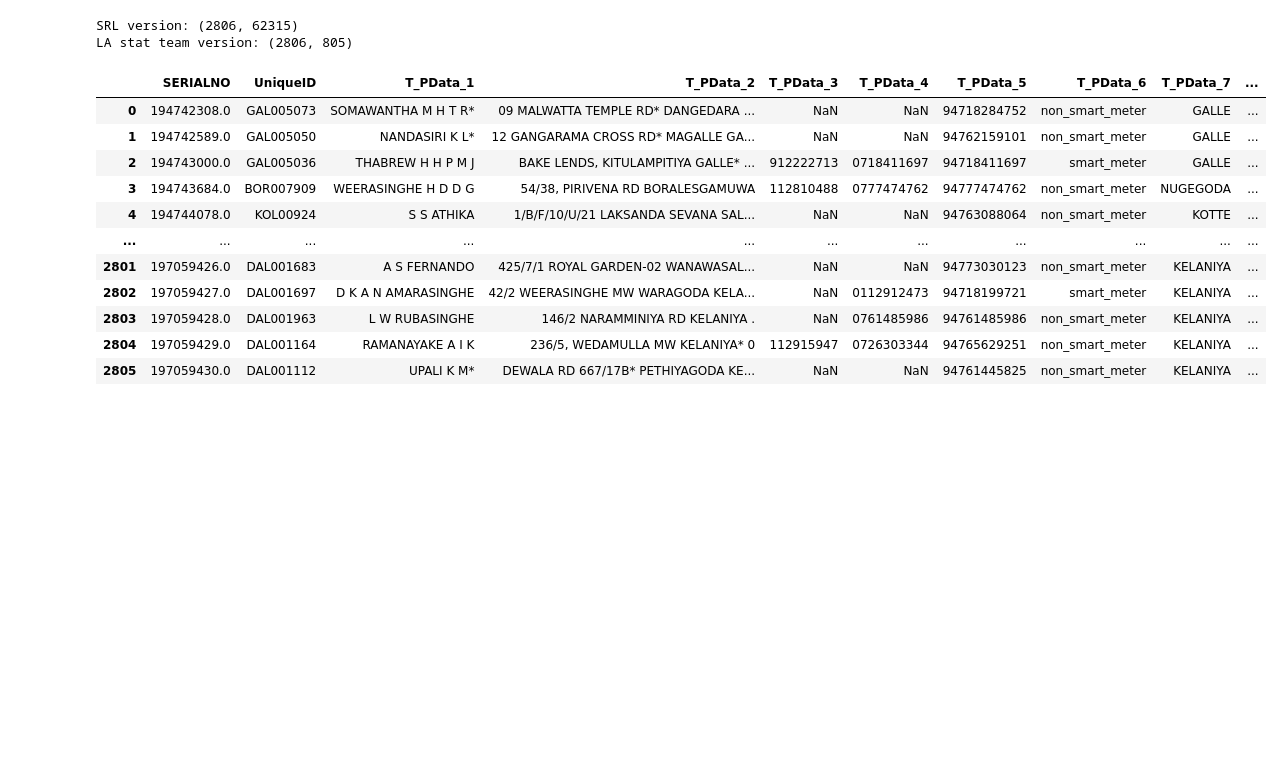
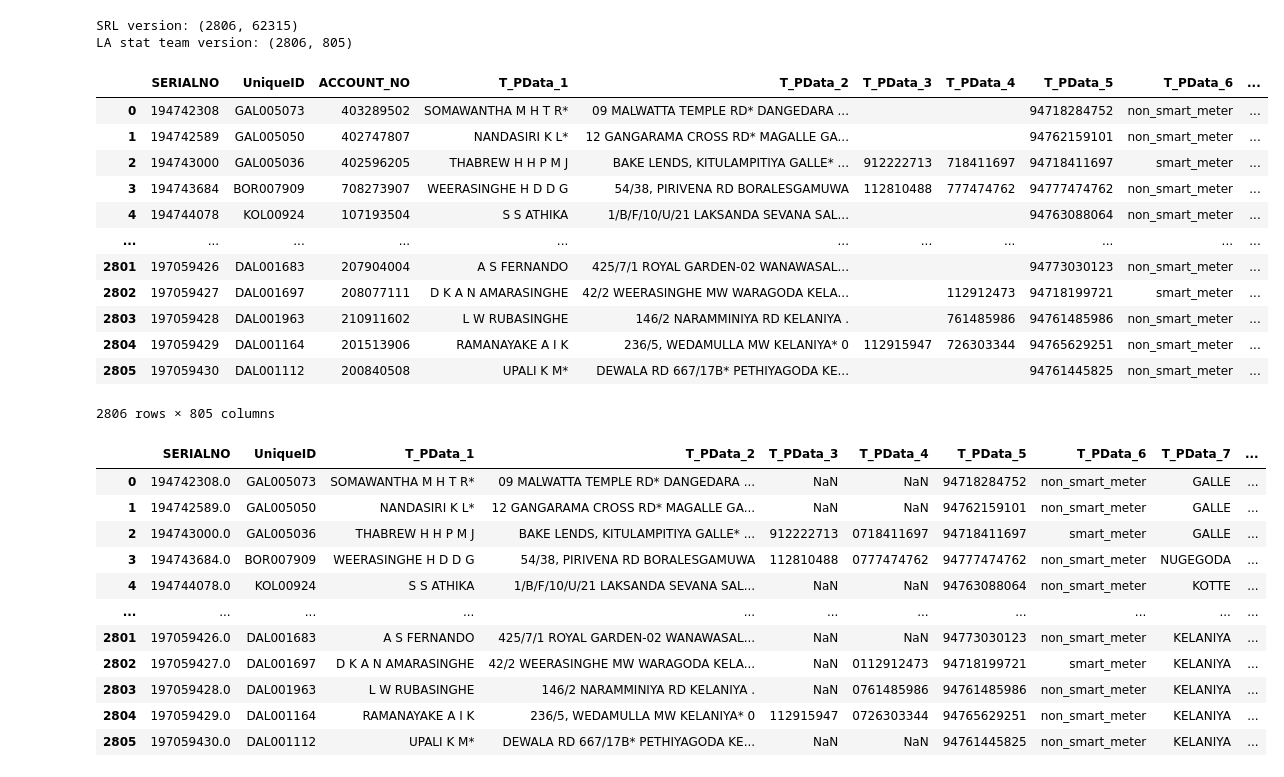
Before and after one commit to LIRNEasia/lacuna, a Jupyter notebook: notebooks/data_table_disaggregation.ipynb, the cells around one changed output. Cells and saved outputs as stored; diff of their text form; code cells hidden in the pictures; blank space fills up the shorter version.

```diff
--- a/notebooks/data_table_disaggregation.ipynb
+++ b/notebooks/data_table_disaggregation.ipynb
@@ -17,6 +19,22 @@ print(f'LA stat team version: {stat_cleaned_version.shape}')
 # %% [output]
 SRL version: (2806, 62315)
 LA stat team version: (2806, 805)
+# %%
+stat_cleaned_version
+# %% [output]
+|  | SERIALNO | UniqueID | ACCOUNT_NO | T_PData_1 | T_PData_2 | T_PData_3 | T_PData_4 | T_PData_5 | T_PData_6 | ... |
+| 0 | 194742308 | GAL005073 | 403289502 | SOMAWANTHA M H T R* | 09 MALWATTA TEMPLE RD* DANGEDARA ... |  |  | 94718284752 | non_smart_meter | ... |
+| 1 | 194742589 | GAL005050 | 402747807 | NANDASIRI K L* | 12 GANGARAMA CROSS RD* MAGALLE GA... |  |  | 94762159101 | non_smart_meter | ... |
+| 2 | 194743000 | GAL005036 | 402596205 | THABREW H H P M J | BAKE LENDS, KITULAMPITIYA GALLE* ... | 912222713 | 718411697 | 94718411697 | smart_meter | ... |
+| 3 | 194743684 | BOR007909 | 708273907 | WEERASINGHE H D D G | 54/38, PIRIVENA RD BORALESGAMUWA | 112810488 | 777474762 | 94777474762 | non_smart_meter | ... |
+| 4 | 194744078 | KOL00924 | 107193504 | S S ATHIKA | 1/B/F/10/U/21 LAKSANDA SEVANA SAL... |  |  | 94763088064 | non_smart_meter | ... |
+| ... | ... | ... | ... | ... | ... | ... | ... | ... | ... | ... |
+| 2801 | 197059426 | DAL001683 | 207904004 | A S FERNANDO | 425/7/1 ROYAL GARDEN-02 WANAWASAL... |  |  | 94773030123 | non_smart_meter | ... |
+| 2802 | 197059427 | DAL001697 | 208077111 | D K A N AMARASINGHE | 42/2 WEERASINGHE MW WARAGODA KELA... |  | 112912473 | 94718199721 | smart_meter | ... |
+| 2803 | 197059428 | DAL001963 | 210911602 | L W RUBASINGHE | 146/2 NARAMMINIYA RD KELANIYA . |  | 761485986 | 94761485986 | non_smart_meter | ... |
+| 2804 | 197059429 | DAL001164 | 201513906 | RAMANAYAKE A I K | 236/5, WEDAMULLA MW KELANIYA* 0 | 112915947 | 726303344 | 94765629251 | non_smart_meter | ... |
+| 2805 | 197059430 | DAL001112 | 200840508 | UPALI K M* | DEWALA RD 667/17B* PETHIYAGODA KE... |  |  | 94761445825 | non_smart_meter | ... |
+2806 rows × 805 columns
 # %%
 srl_version
 # %% [output]
```
Also changed, not shown: parts of 14 cells of this notebook.
